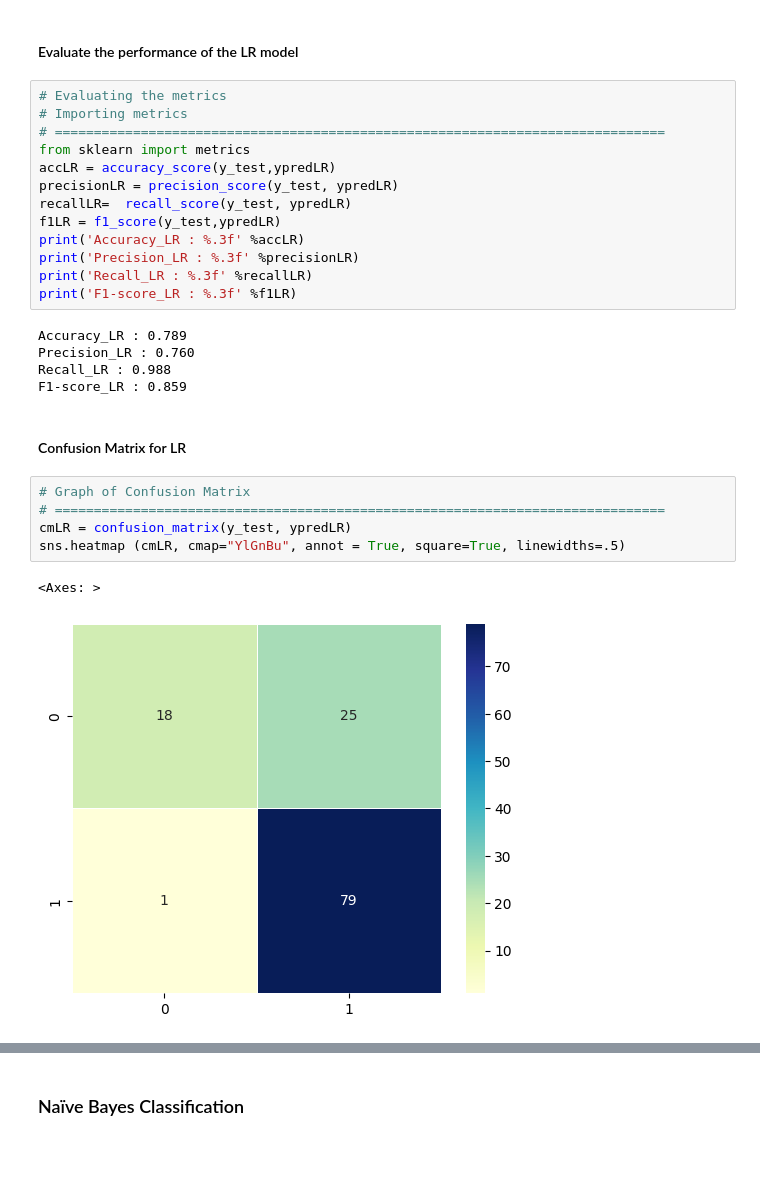
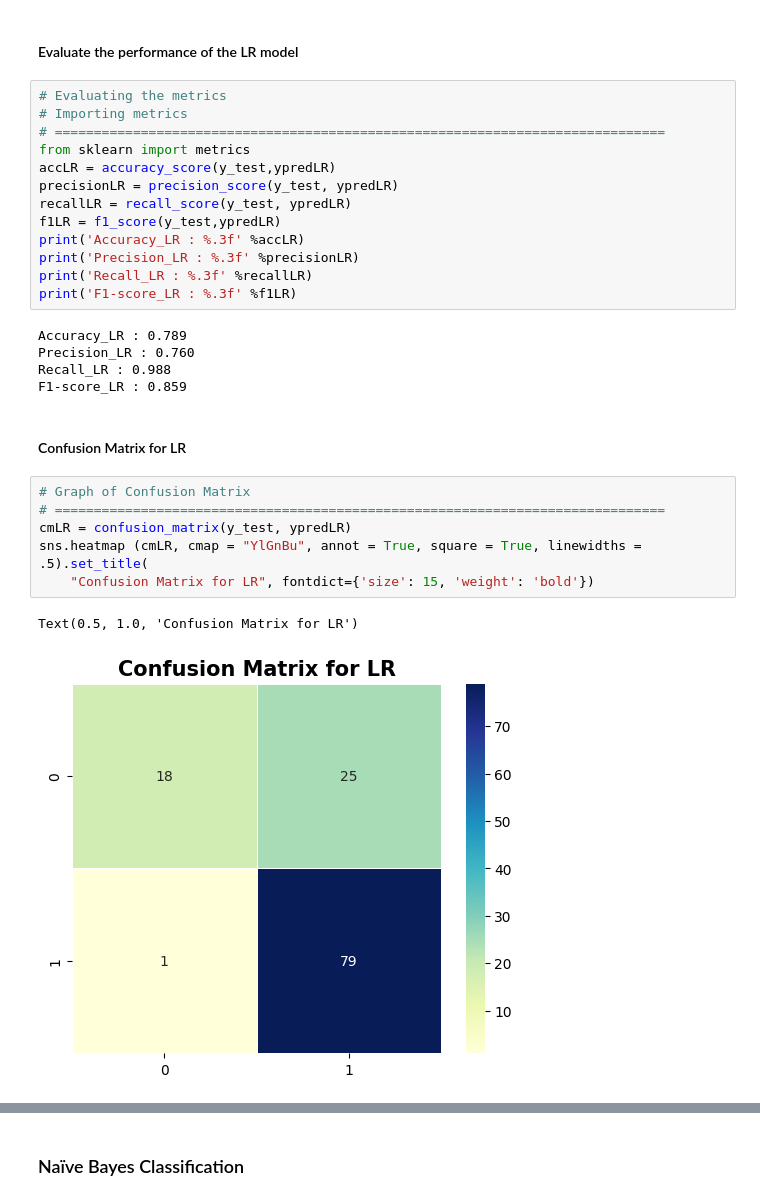
Before and after one commit to Supeernov-a/Loan-Prediction, a Jupyter notebook: Project_Loan_Predictions.ipynb, the cells around one changed output, grey strips where cells are left out. Drawn from its saved outputs; the diff is of its cells as text; blank space fills up the shorter version.

```diff
--- a/Project_Loan_Predictions.ipynb
+++ b/Project_Loan_Predictions.ipynb
@@ -497,7 +495,7 @@ Please also refer to the documentation for alternative solver options:
 from sklearn import metrics
 accLR = accuracy_score(y_test,ypredLR)
 precisionLR = precision_score(y_test, ypredLR)
-recallLR=  recall_score(y_test, ypredLR)
+recallLR = recall_score(y_test, ypredLR)
 f1LR = f1_score(y_test,ypredLR)
 print('Accuracy_LR : %.3f' %accLR)
 print('Precision_LR : %.3f' %precisionLR)
@@ -513,11 +511,12 @@ F1-score_LR : 0.859
 # %%
 # Graph of Confusion Matrix
 # ==============================================================================
 cmLR = confusion_matrix(y_test, ypredLR)
-sns.heatmap (cmLR, cmap="YlGnBu", annot = True, square=True, linewidths=.5)
+sns.heatmap (cmLR, cmap = "YlGnBu", annot = True, square = True, linewidths = .5).set_title(
+    "Confusion Matrix for LR", fontdict={'size': 15, 'weight': 'bold'})
 # %% [output]
-<Axes: >
+Text(0.5, 1.0, 'Confusion Matrix for LR')
-[figure, old version]
+[figure, new version]
 # %%
 # Information of the model
 # ==============================================================================
```
Also changed, not shown: parts of 51 cells of this notebook.
